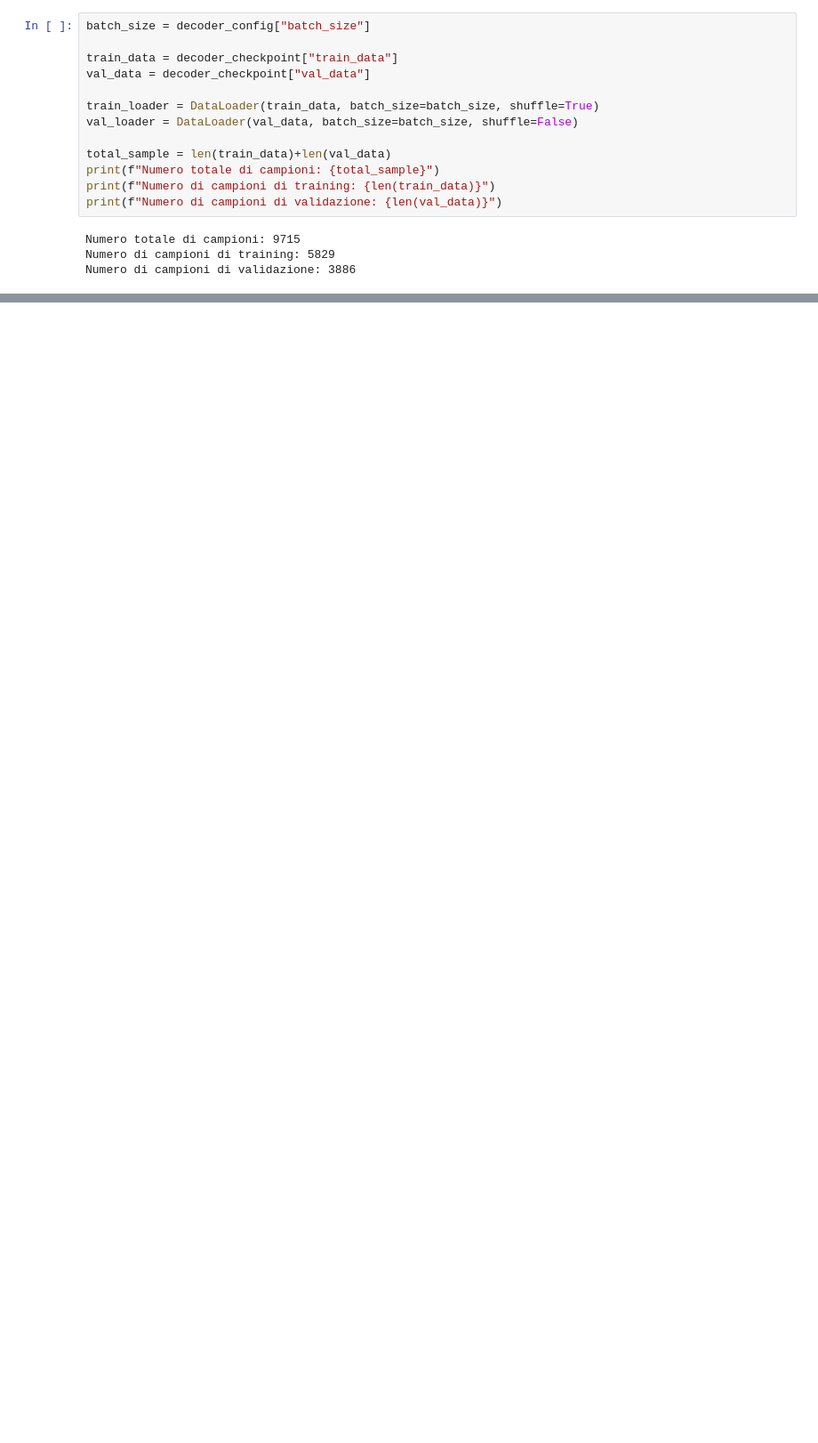
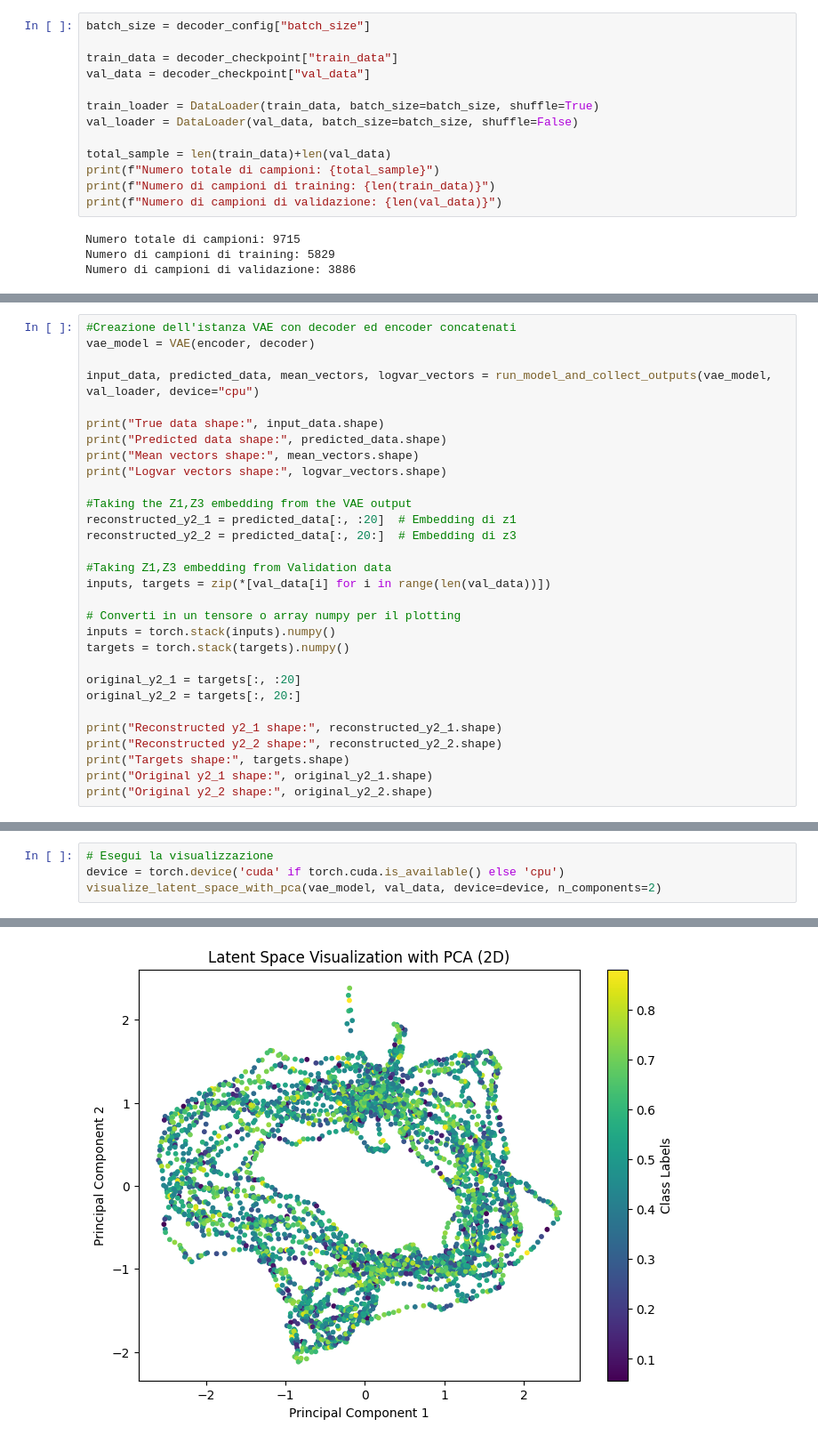
Before and after one commit to FedericoSbarbati/Lorenz-Toy, a Jupyter notebook: valDecoder.ipynb, the cells around one changed output, grey strips where cells are left out. Shown at 89% size. Cells and saved outputs as stored; diff of their text form; blank space fills up the shorter version.

```diff
--- a/valDecoder.ipynb
+++ b/valDecoder.ipynb
@@ -122,0 +133,30 @@ plot_Decoder_results(decoder_train_losses, decoder_val_losses, decoder_gradient_
+# %%
+#Creazione dell'istanza VAE con decoder ed encoder concatenati
+vae_model = VAE(encoder, decoder)
+
+input_data, predicted_data, mean_vectors, logvar_vectors = run_model_and_collect_outputs(vae_model, val_loader, device="cpu")
+
+print("True data shape:", input_data.shape)
+print("Predicted data shape:", predicted_data.shape)
+print("Mean vectors shape:", mean_vectors.shape)
+print("Logvar vectors shape:", logvar_vectors.shape)
+
+#Taking the Z1,Z3 embedding from the VAE output
+reconstructed_y2_1 = predicted_data[:, :20]  # Embedding di z1
+reconstructed_y2_2 = predicted_data[:, 20:]  # Embedding di z3
+
+#Taking Z1,Z3 embedding from Validation data
+inputs, targets = zip(*[val_data[i] for i in range(len(val_data))])
+
+# Converti in un tensore o array numpy per il plotting
+inputs = torch.stack(inputs).numpy()
+targets = torch.stack(targets).numpy()
+
+original_y2_1 = targets[:, :20]
+original_y2_2 = targets[:, 20:]
+
+print("Reconstructed y2_1 shape:", reconstructed_y2_1.shape)
+print("Reconstructed y2_2 shape:", reconstructed_y2_2.shape)
+print("Targets shape:", targets.shape)
+print("Original y2_1 shape:", original_y2_1.shape)
+print("Original y2_2 shape:", original_y2_2.shape)
@@ -122,0 +173,5 @@ plot_Decoder_results(decoder_train_losses, decoder_val_losses, decoder_gradient_
+# %%
+# Esegui la visualizzazione
+device = torch.device('cuda' if torch.cuda.is_available() else 'cpu')
+visualize_latent_space_with_pca(vae_model, val_data, device=device, n_components=2)
+# %% [output]
@@ -122,0 +179 @@ plot_Decoder_results(decoder_train_losses, decoder_val_losses, decoder_gradient_
+[figure, added]
```
Also changed, not shown: parts of 25 cells of this notebook, 7 other files.
